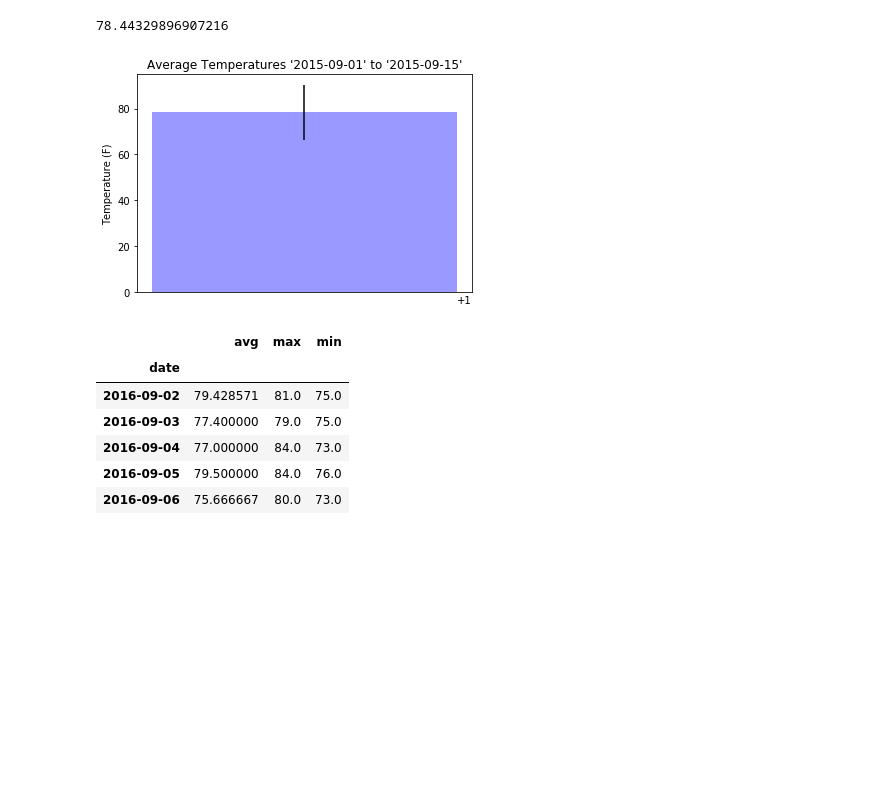
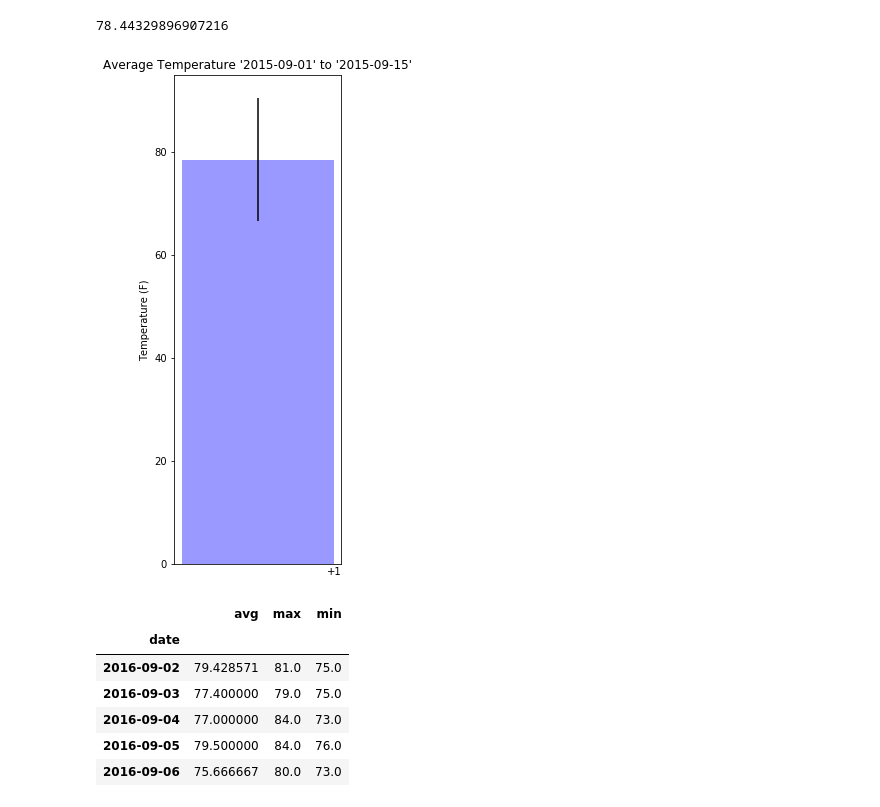
Before and after one commit to Jkremr/hawaii-weather-analysis, a Jupyter notebook: climate_analysis.ipynb, the cells around one changed output. Drawn from its saved outputs; the diff is of its cells as text; code cells hidden in the pictures; blank space fills up the shorter version.

```diff
--- a/climate_analysis.ipynb
+++ b/climate_analysis.ipynb
@@ -312,38 +329,41 @@ trip_temps.get('avg')
 78.44329896907216
 # %%
 # Plot a single bart to show the average, min and max temperatures over the trip period minus 1 year.
+
 height = trip_temps.get('avg')
 yerr = trip_temps.get('max') - trip_temps.get('min')
 
 fig, ax = plt.subplots()
 
 bar_width = .001
 
 opacity = 0.4
 error_config = {'ecolor': '0.3'}
 
 rects1 = plt.bar(
     1,
     height,
     bar_width,
     alpha=opacity,
     color='b',
     yerr=yerr)
 
 ax.tick_params(
     axis='x',
     bottom='off',
     top='off',
     labelbottom='off')
 ax.set_title('Average Temperature %r to %r' % (
     trip_start_prior_year_str,
     trip_return_prior_year_str))
 ax.set_ylabel('Temperature (F)')
 plt.xticks(rotation='vertical')
+fig.set_size_inches(3, 9)
+
 
 plt.show()
 # %% [output]
-[figure, old version]
+[figure, new version]
 # %%
 trip_normals = calc_normals(trip_start, trip_return)
 trip_normals_df = pd.DataFrame(trip_normals).set_index('date')
```
Also changed, not shown: parts of 13 cells of this notebook.
